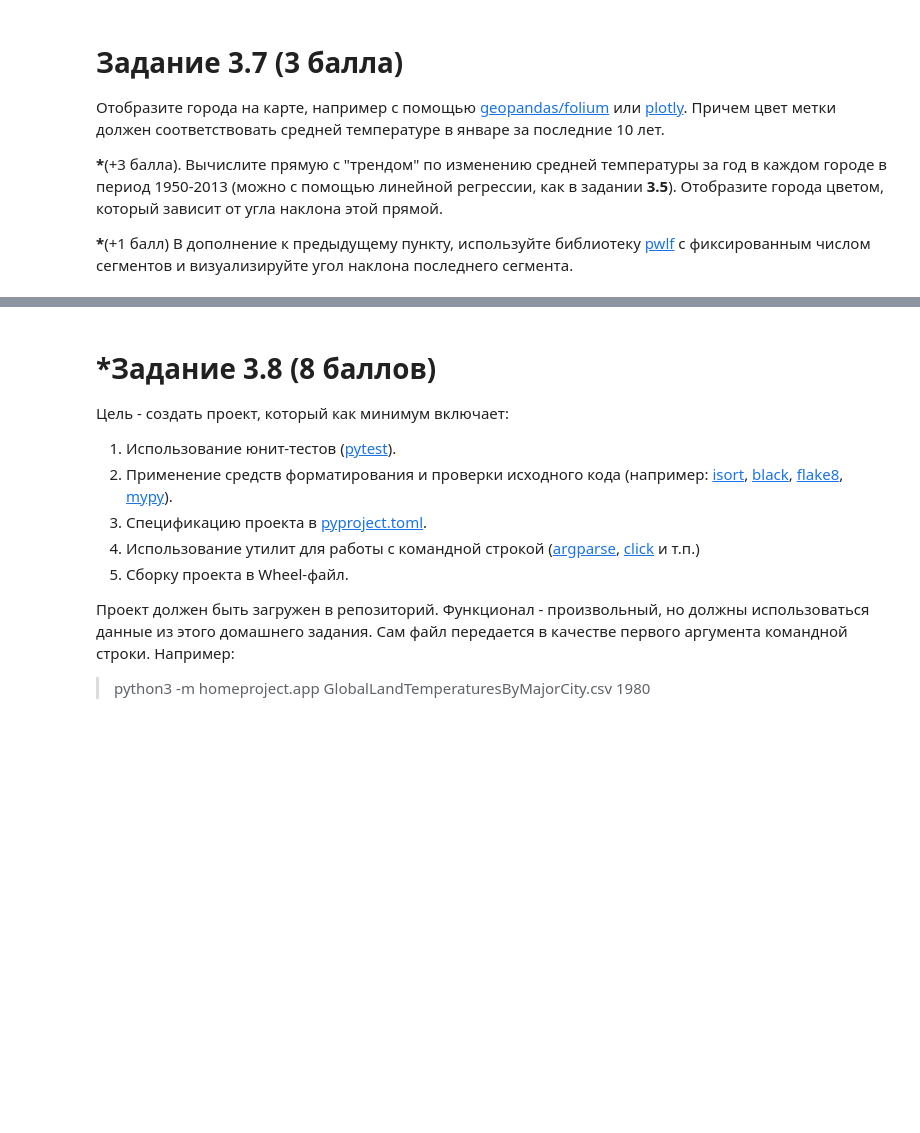
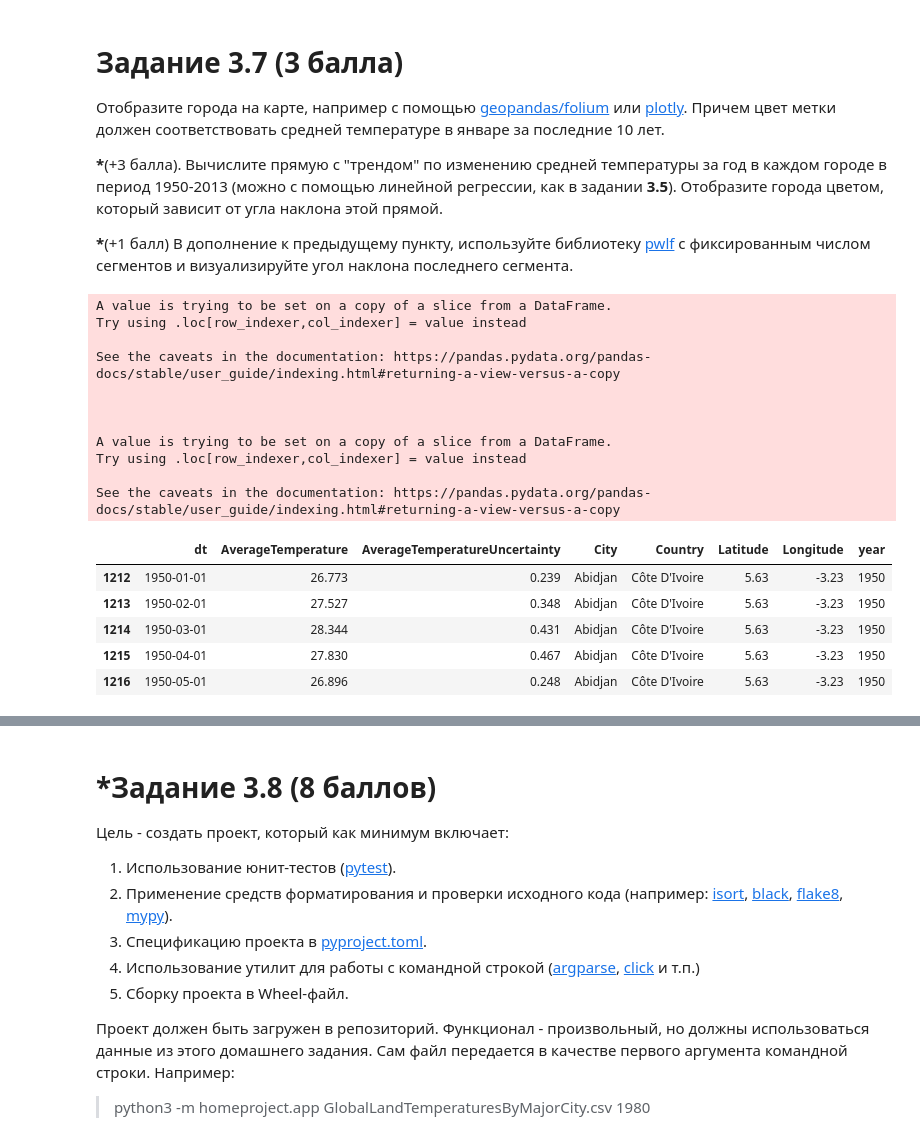
Before and after one commit to AirisFiorentini/Python-for-Data-Analysis, a Jupyter notebook: Task_3.ipynb, the cells around one changed output, grey strips where cells are left out. Cells and saved outputs as stored; diff of their text form; code cells hidden in the pictures; blank space fills up the shorter version.

```diff
--- a/Task_3.ipynb
+++ b/Task_3.ipynb
@@ -280,3 +279,34 @@ Harbin
 
 
 **\***(+1 балл) В дополнение к предыдущему пункту, используйте библиотеку [pwlf](https://pypi.org/project/pwlf/) с фиксированным числом сегментов и визуализируйте угол наклона последнего сегмента.
+# %%
+# TODO: convert latitude and longitude to float, count average temperature for each city in last 10 years
+# TODO: add data types
+# {'N':1, 'S':-1, 'E': 1, 'W':-1}
+def convert_lat_lon_to_float(lat_lon):
+    if lat_lon[-1] in ['N', 'E']:
+        return float(lat_lon[:-1])
+    else:
+        return -float(lat_lon[:-1])
+
+df_new['Latitude'] = df_new['Latitude'].apply(convert_lat_lon_to_float)
+df_new['Longitude'] = df_new['Longitude'].apply(convert_lat_lon_to_float)
+df_new.head()
+# %% [output]
+A value is trying to be set on a copy of a slice from a DataFrame.
+Try using .loc[row_indexer,col_indexer] = value instead
+
+See the caveats in the documentation: https://pandas.pydata.org/pandas-docs/stable/user_guide/indexing.html#returning-a-view-versus-a-copy
+
+
+
+A value is trying to be set on a copy of a slice from a DataFrame.
+Try using .loc[row_indexer,col_indexer] = value instead
+
+See the caveats in the documentation: https://pandas.pydata.org/pandas-docs/stable/user_guide/indexing.html#returning-a-view-versus-a-copy
+|  | dt | AverageTemperature | AverageTemperatureUncertainty | City | Country | Latitude | Longitude | year |
+| 1212 | 1950-01-01 | 26.773 | 0.239 | Abidjan | Côte D'Ivoire | 5.63 | -3.23 | 1950 |
+| 1213 | 1950-02-01 | 27.527 | 0.348 | Abidjan | Côte D'Ivoire | 5.63 | -3.23 | 1950 |
+| 1214 | 1950-03-01 | 28.344 | 0.431 | Abidjan | Côte D'Ivoire | 5.63 | -3.23 | 1950 |
+| 1215 | 1950-04-01 | 27.830 | 0.467 | Abidjan | Côte D'Ivoire | 5.63 | -3.23 | 1950 |
+| 1216 | 1950-05-01 | 26.896 | 0.248 | Abidjan | Côte D'Ivoire | 5.63 | -3.23 | 1950 |
```
Also changed, not shown: parts of 5 cells of this notebook.
